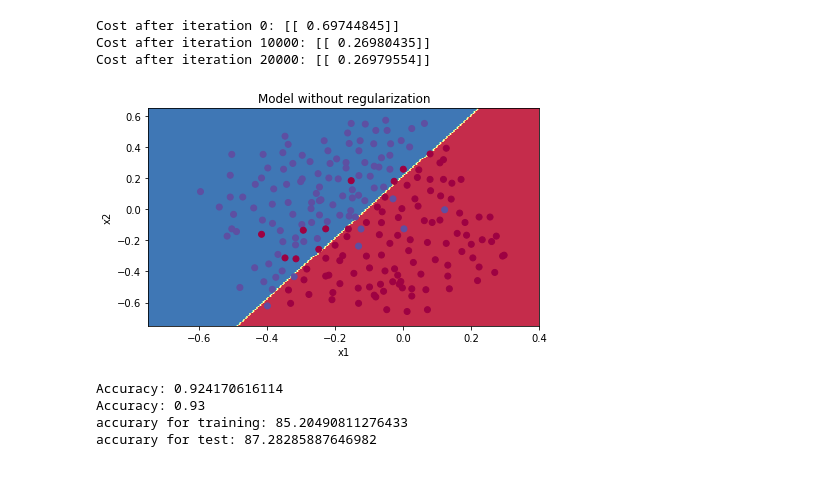
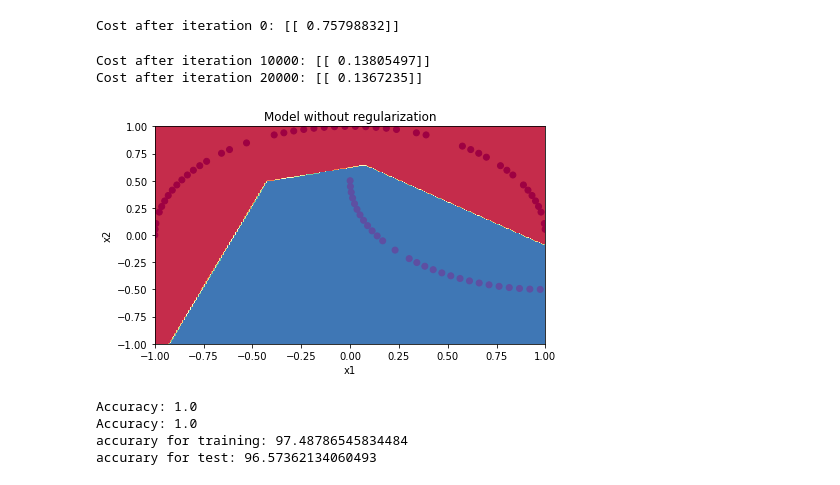
Before and after one commit to abarelk/Darjeeling, a Jupyter notebook: nn_model.ipynb, the cells around one changed output. Saved outputs shown, nothing was run; the diff lists cells and outputs as text; code cells hidden in the pictures.

Commit message:
added make moon for test

```diff
--- a/nn_model.ipynb
+++ b/nn_model.ipynb
@@ -334,6 +362,7 @@ accurary for test: 66.78536587025644
 from reg_utils import load_2D_dataset, plot_decision_boundary
 import matplotlib.pyplot as plt
 import scipy.io
+import sklearn as sk
 
 %matplotlib inline
 plt.rcParams['figure.figsize'] = (7.0, 4.0) # set default size of plots
@@ -345,41 +374,50 @@ def predict_dec(parameters, X):
     Used for plotting decision boundary.
 
     Arguments:
     parameters -- python dictionary containing your parameters
     X -- input data of size (m, K)
 
     Returns
     predictions -- vector of predictions of our model (red: 0 / blue: 1)
     """
 
     # Predict using forward propagation and a classification threshold of 0.5
     a3, cache = linear_forward_propagation(parameters, X, relu)
     predictions = (a3>0.5)
     return predictions
 
 
+def make_moon(n_train=100, n_test=20):
+    X, Y = sk.datasets.make_moons(n_samples = n_train + n_test)
+    train_X = X[:n_train, :].T
+    train_Y = Y[:n_train].reshape((1, n_train))
+    test_X = X[n_train:n_train+n_test, :].T
+    test_Y = Y[n_train:n_train+n_test].reshape((1, n_test))
+    return train_X, train_Y, test_X, test_Y
+
+
 np.random.seed(3)
-train_X, train_Y, test_X, test_Y = load_2D_dataset()
+train_X, train_Y, test_X, test_Y = make_moon(n_train=100, n_test=20)
 layer_dims = [train_X.shape[0],  20, 3, 1]
 
 parameters, cost = nn_model(train_X, train_Y, layer_dims, lambd=0.7, learning_rate=0.3, epochs=30000, print_th_iter=10000)
 
 plt.title("Model without regularization")
 axes = plt.gca()
-axes.set_xlim([-0.75,0.40])
-axes.set_ylim([-0.75,0.65])
+axes.set_xlim([-1.,1.])
+axes.set_ylim([-1.,1.])
 plot_decision_boundary(lambda x: predict_dec(parameters, x.T), train_X, train_Y)
 
 predict(train_X, train_Y, parameters, relu)
 predict(test_X, test_Y, parameters, relu)
 print("accurary for training: {}".format(accuracy(parameters, train_X, train_Y)))
 print("accurary for test: {}".format(accuracy(parameters, test_X, test_Y)))
 # %% [output]
-Cost after iteration 0: [[ 0.69744845]]
-Cost after iteration 10000: [[ 0.26980435]]
-Cost after iteration 20000: [[ 0.26979554]]
+Cost after iteration 0: [[ 0.75798832]]
+Cost after iteration 10000: [[ 0.13805497]]
+Cost after iteration 20000: [[ 0.1367235]]
-[figure, old version]
+[figure, new version]
-Accuracy: 0.924170616114
-Accuracy: 0.93
-accurary for training: 85.20490811276433
-accurary for test: 87.28285887646982
+Accuracy: 1.0
+Accuracy: 1.0
+accurary for training: 97.48786545834484
+accurary for test: 96.57362134060493
```
Also changed, not shown: parts of 2 cells of this notebook.
